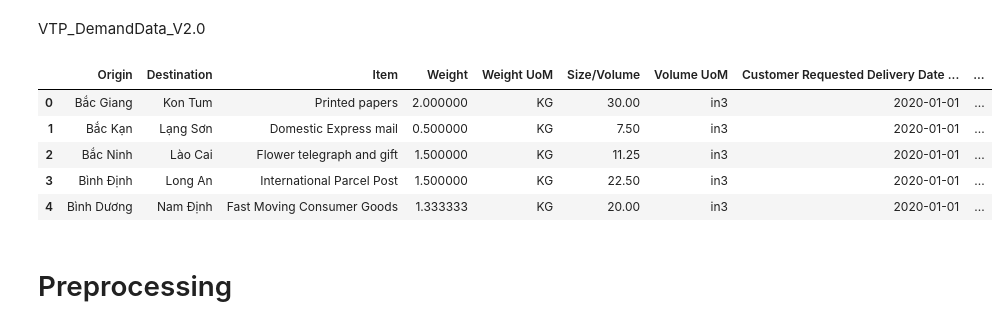
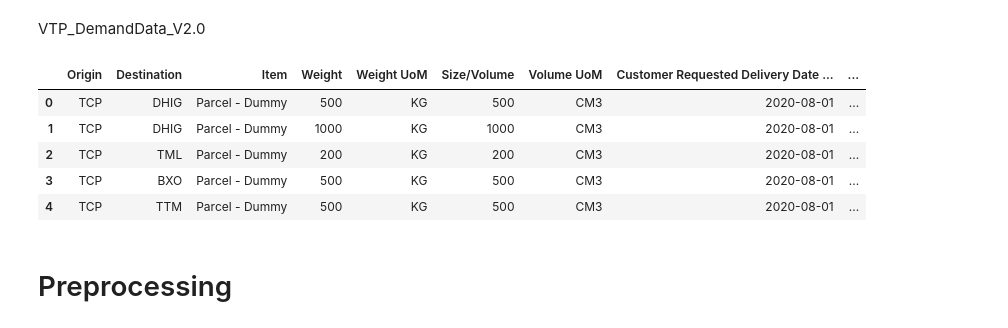
Before and after one commit to chethan1996/Demand-Forecast-Predict, a Jupyter notebook: demand_forecast.ipynb, the cells around one changed output. Cells and saved outputs as stored; diff of their text form; code cells hidden in the pictures.

```diff
--- a/demand_forecast.ipynb
+++ b/demand_forecast.ipynb
@@ -9,13 +12,13 @@ import matplotlib.pyplot as plt
 # %%
-df = pd.read_excel('VTP_DemandData_V2.0.xlsx')
+df = pd.read_excel('VTP_Demand_Data_Latest.xlsx')
 df.head()
 # %% [output]
 |  | Origin | Destination | Item | Weight | Weight UoM | Size/Volume | Volume UoM | Customer Requested Delivery Date ... | ... |
-| 0 | Bắc Giang | Kon Tum | Printed papers | 2.000000 | KG | 30.00 | in3 | 2020-01-01 | ... |
-| 1 | Bắc Kạn | Lạng Sơn | Domestic Express mail | 0.500000 | KG | 7.50 | in3 | 2020-01-01 | ... |
-| 2 | Bắc Ninh | Lào Cai | Flower telegraph and gift | 1.500000 | KG | 11.25 | in3 | 2020-01-01 | ... |
-| 3 | Bình Định | Long An | International Parcel Post | 1.500000 | KG | 22.50 | in3 | 2020-01-01 | ... |
-| 4 | Bình Dương | Nam Định | Fast Moving Consumer Goods | 1.333333 | KG | 20.00 | in3 | 2020-01-01 | ... |
+| 0 | TCP | DHIG | Parcel - Dummy | 500 | KG | 500 | CM3 | 2020-08-01 | ... |
+| 1 | TCP | DHIG | Parcel - Dummy | 1000 | KG | 1000 | CM3 | 2020-08-01 | ... |
+| 2 | TCP | TML | Parcel - Dummy | 200 | KG | 200 | CM3 | 2020-08-01 | ... |
+| 3 | TCP | BXO | Parcel - Dummy | 500 | KG | 500 | CM3 | 2020-08-01 | ... |
+| 4 | TCP | TTM | Parcel - Dummy | 500 | KG | 500 | CM3 | 2020-08-01 | ... |
 # %% [markdown]
 # Preprocessing
 # %%
```
Also changed, not shown: parts of 92 cells of this notebook.
